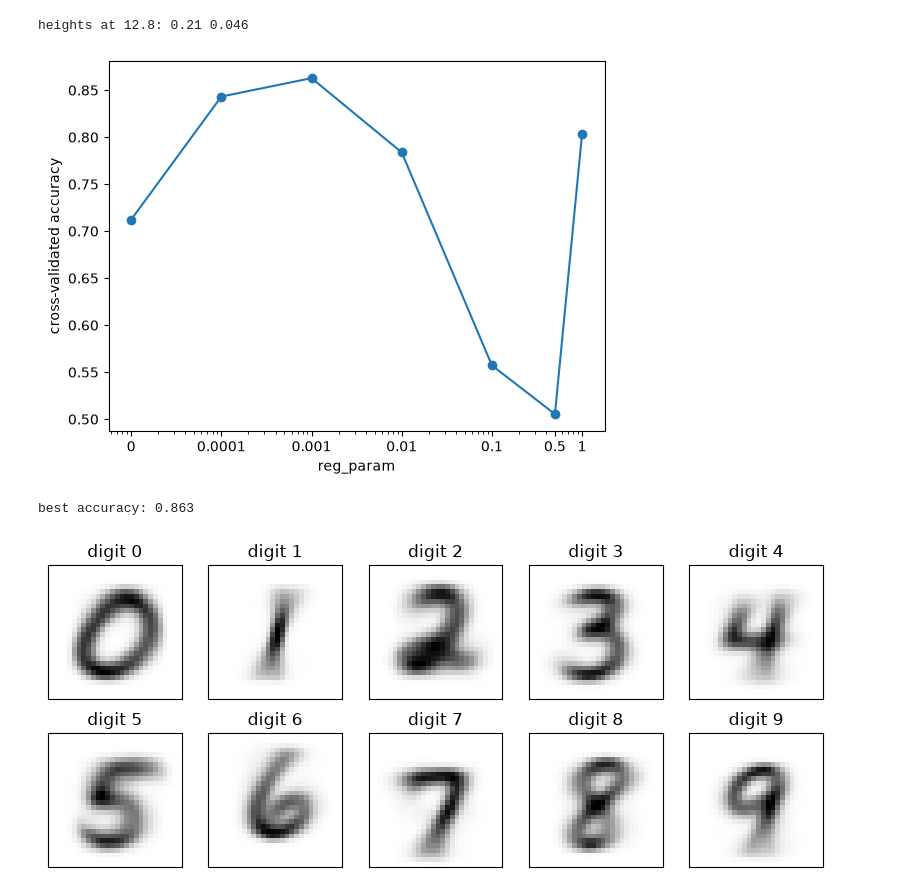
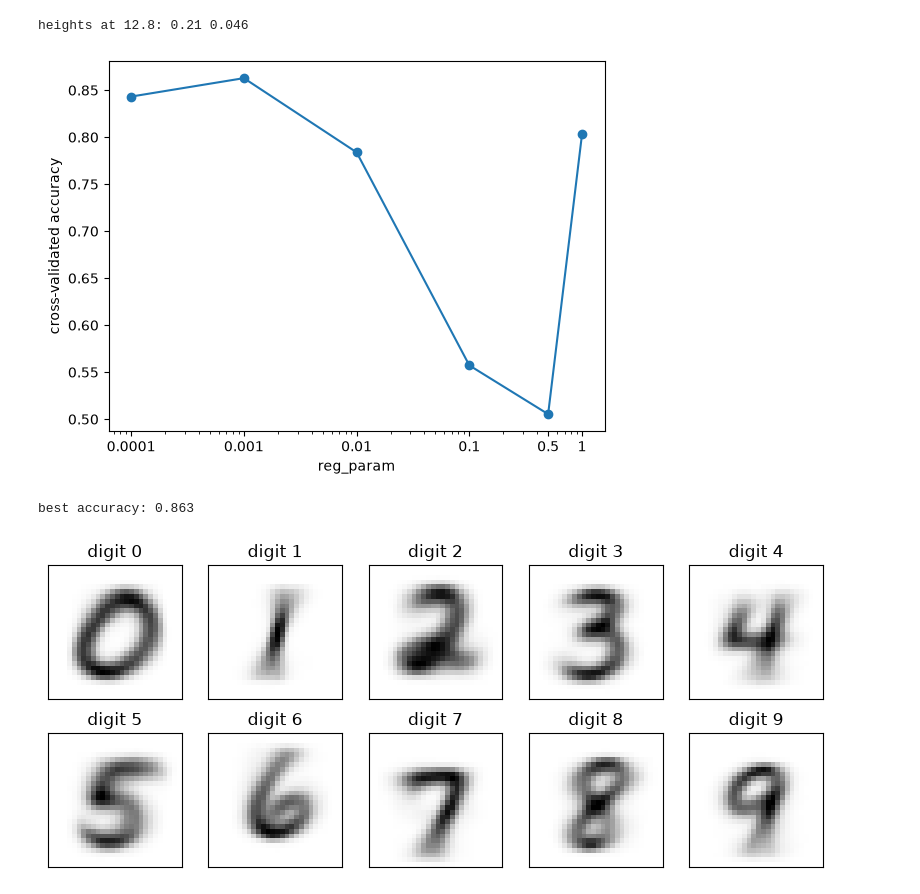
Before and after one commit to wayXing/mps311-439-course-materials, a Jupyter notebook: lecture-slids/lessons/lesson5/lab/lab_solution.ipynb, the cells around one changed output. Saved outputs shown, nothing was run; the diff lists cells and outputs as text; code cells hidden in the pictures.

Commit message:
Lessons 5 and 7 labs: align with Assignment 2 (reg_param grid without 0, k = 100 note)
Co-Authored-By: Claude Opus 5.5 <noreply@anthropic.com>

```diff
--- a/lecture-slids/lessons/lesson5/lab/lab_solution.ipynb
+++ b/lecture-slids/lessons/lesson5/lab/lab_solution.ipynb
@@ -150,7 +150,7 @@ The spread is 0, so the ellipse has no thickness in that direction. Measured by
 # %% [markdown]
 ## 3.2 Choose reg_param
 # %%
-for r in [0, 0.0001, 0.001, 0.01, 0.1, 0.5, 1]:           # values of reg_param to try
+for r in [0.0001, 0.001, 0.01, 0.1, 0.5, 1]:              # values of reg_param to try
     qda = QuadraticDiscriminantAnalysis(reg_param=r)      # pull each spread towards a circle by r
     scores_qda = cross_val_score(qda, X_digits_train, y_digits_train, cv=kf)   # accuracy on each fold
     print(r, round(scores_qda.mean(), 3))                 # the value and its average accuracy
@@ -195,21 +194,20 @@ print("heights at 12.8:", round(norm.pdf(12.8, mean_ben, sd_ben), 3), round(norm
 heights at 12.8: 0.21 0.046
 # %%
 # ---- Try with AI 3.3 (first box): the cross-validation curve of reg_param ----
-values = [0, 0.0001, 0.001, 0.01, 0.1, 0.5, 1]                    # the values tried in 3.2
+values = [0.0001, 0.001, 0.01, 0.1, 0.5, 1]                       # the values tried in 3.2
 scores = []
 for r in values:
     qda = QuadraticDiscriminantAnalysis(reg_param=r)
     scores.append(cross_val_score(qda, X_digits_train, y_digits_train, cv=kf).mean())
-positions = [0.00001, 0.0001, 0.001, 0.01, 0.1, 0.5, 1]           # 0 drawn at 0.00001 on the log axis
-plt.plot(positions, scores, marker="o")
+plt.plot(values, scores, marker="o")
 plt.xscale("log")
-plt.xticks(positions, ["0", "0.0001", "0.001", "0.01", "0.1", "0.5", "1"])
+plt.xticks(values, ["0.0001", "0.001", "0.01", "0.1", "0.5", "1"])
 plt.xlabel("reg_param")
 plt.ylabel("cross-validated accuracy")
 plt.show()
 print("best accuracy:", round(max(scores), 3))
 # %% [output]
-[figure, old version]
+[figure, new version]
 best accuracy: 0.863
 # %%
 # ---- Try with AI 3.3 (second box): the centre of each class of digits ----
```
Also changed, not shown: parts of 2 cells of this notebook, 8 other files.
